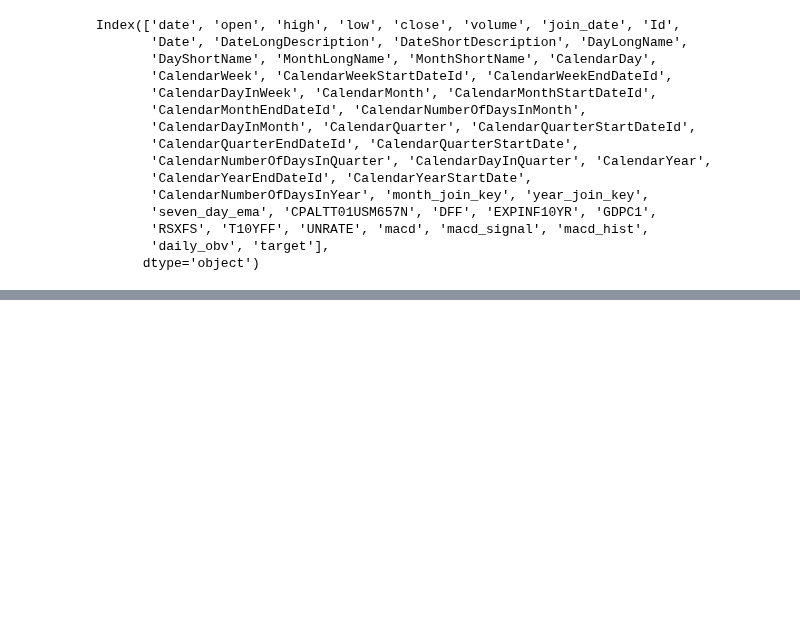
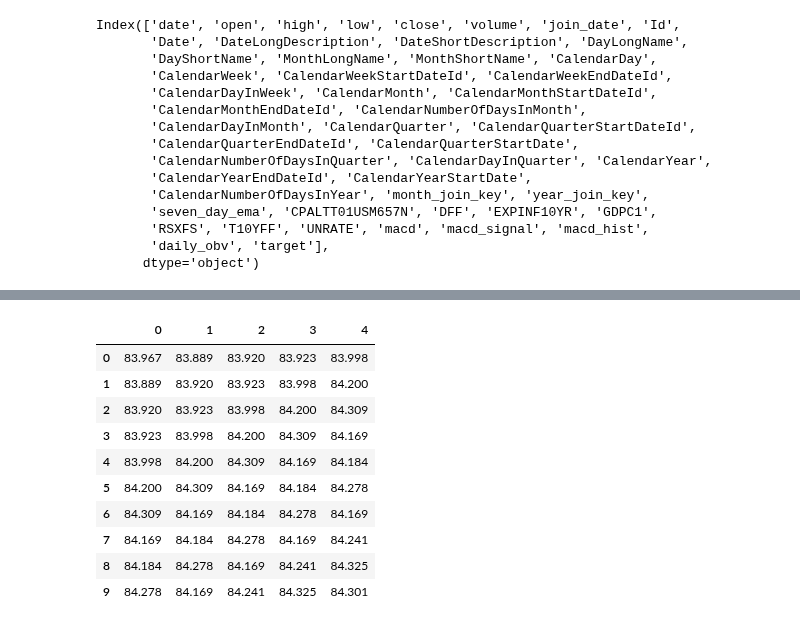
Before and after one commit to connorjsmith28/trading, a Jupyter notebook: models/ltsm.ipynb, the cells around one changed output, grey strips where cells are left out. Cells and saved outputs as stored; diff of their text form; code cells hidden in the pictures; blank space fills up the shorter version.

```diff
--- a/models/ltsm.ipynb
+++ b/models/ltsm.ipynb
@@ -59,8 +103,8 @@ def create_sequences(df, seq_length, num_rows=len(df)):
     return np.array(xs), np.array(ys)
 # %%
 # create training set
-sequence_len = 10
-num_rows = 100000
+sequence_len = 5
+num_rows = 100
 X_train, y_train = create_sequences(df_target_train, sequence_len, num_rows)
 X_test, y_test = create_sequences(df_target_test, sequence_len, num_rows)
 # %%
@@ -87,0 +178,14 @@ print(X_train.shape, y_train.shape)
+# %%
+pd.DataFrame(X_train).head(n=10)
+# %% [output]
+|  | 0 | 1 | 2 | 3 | 4 |
+| 0 | 83.967 | 83.889 | 83.920 | 83.923 | 83.998 |
+| 1 | 83.889 | 83.920 | 83.923 | 83.998 | 84.200 |
+| 2 | 83.920 | 83.923 | 83.998 | 84.200 | 84.309 |
+| 3 | 83.923 | 83.998 | 84.200 | 84.309 | 84.169 |
+| 4 | 83.998 | 84.200 | 84.309 | 84.169 | 84.184 |
+| 5 | 84.200 | 84.309 | 84.169 | 84.184 | 84.278 |
+| 6 | 84.309 | 84.169 | 84.184 | 84.278 | 84.169 |
+| 7 | 84.169 | 84.184 | 84.278 | 84.169 | 84.241 |
+| 8 | 84.184 | 84.278 | 84.169 | 84.241 | 84.325 |
+| 9 | 84.278 | 84.169 | 84.241 | 84.325 | 84.301 |
```
Also changed, not shown: parts of 23 cells of this notebook.
